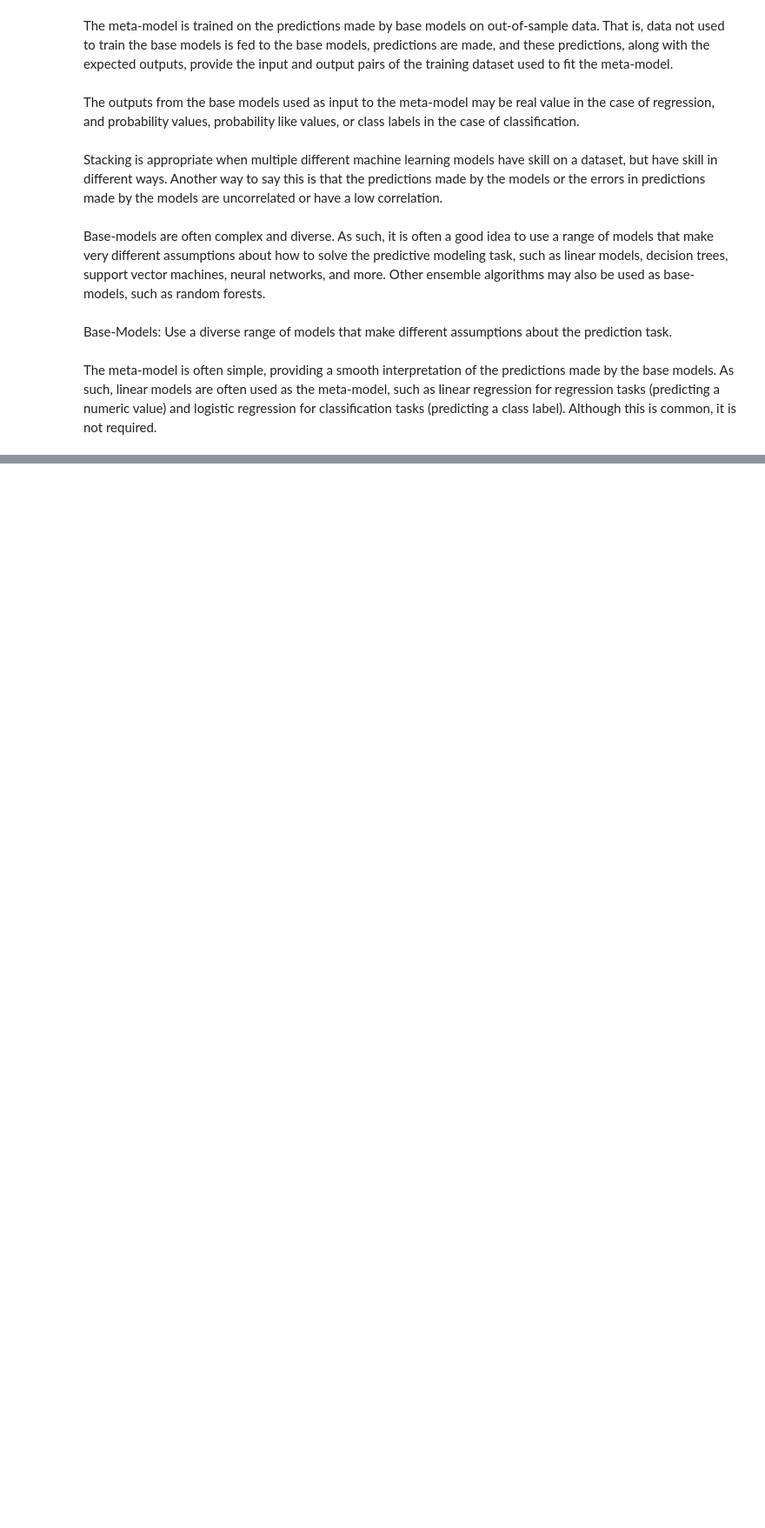
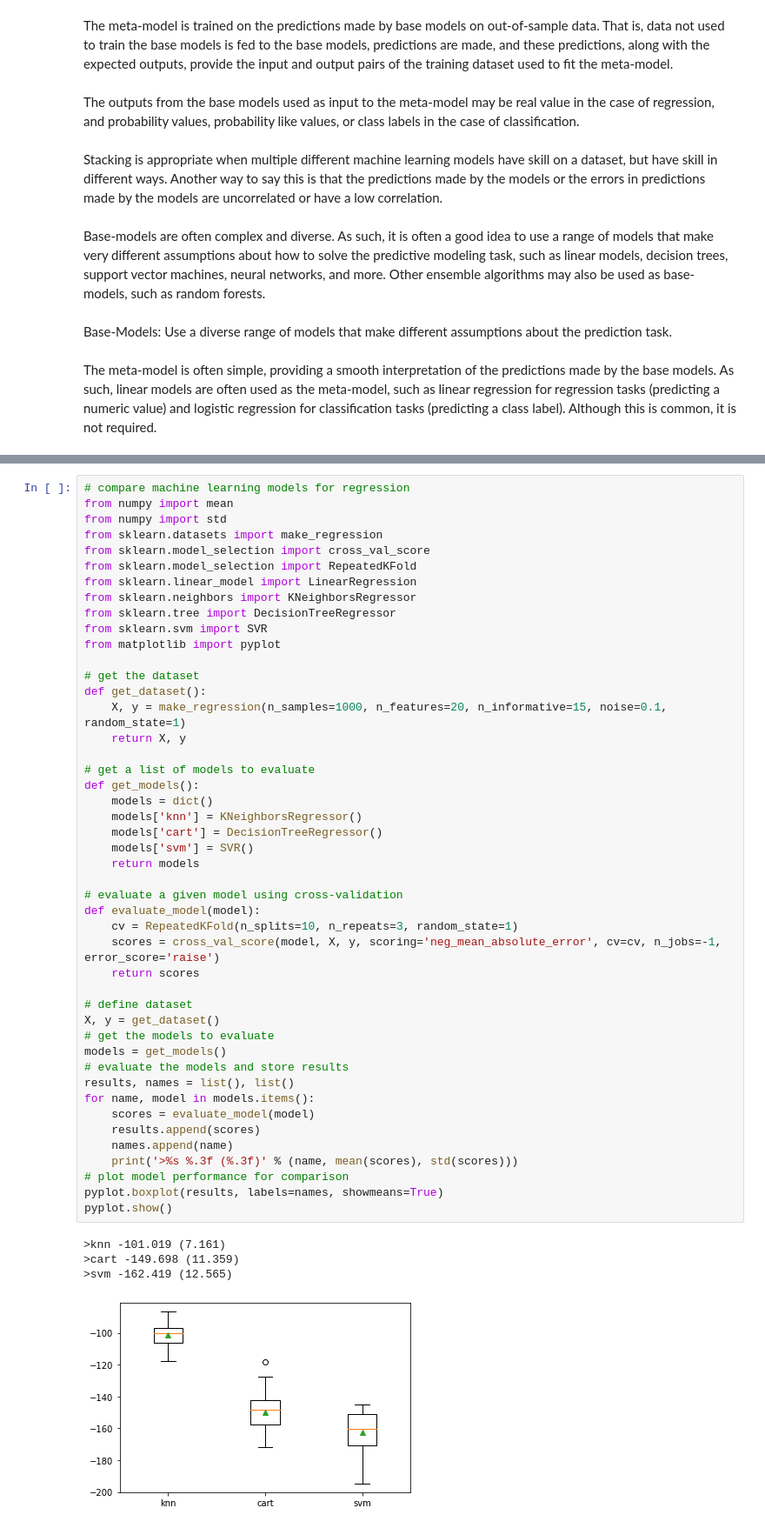
Before and after one commit to agusrichard/data-science-workbook, a Jupyter notebook: Notes/stacking_ensemble.ipynb, the cells around one changed output, grey strips where cells are left out. Shown: that part at 87% size. Saved outputs shown, nothing was run; the diff lists cells and outputs as text; blank space fills up the shorter version.

```diff
--- a/Notes/stacking_ensemble.ipynb
+++ b/Notes/stacking_ensemble.ipynb
@@ -25,0 +193,51 @@ The meta-model is often simple, providing a smooth interpretation of the predict
+# %%
+# compare machine learning models for regression
+from numpy import mean
+from numpy import std
+from sklearn.datasets import make_regression
+from sklearn.model_selection import cross_val_score
+from sklearn.model_selection import RepeatedKFold
+from sklearn.linear_model import LinearRegression
+from sklearn.neighbors import KNeighborsRegressor
+from sklearn.tree import DecisionTreeRegressor
+from sklearn.svm import SVR
+from matplotlib import pyplot
+
+# get the dataset
+def get_dataset():
+	X, y = make_regression(n_samples=1000, n_features=20, n_informative=15, noise=0.1, random_state=1)
+	return X, y
+
+# get a list of models to evaluate
+def get_models():
+	models = dict()
+	models['knn'] = KNeighborsRegressor()
+	models['cart'] = DecisionTreeRegressor()
+	models['svm'] = SVR()
+	return models
+
+# evaluate a given model using cross-validation
+def evaluate_model(model):
+	cv = RepeatedKFold(n_splits=10, n_repeats=3, random_state=1)
+	scores = cross_val_score(model, X, y, scoring='neg_mean_absolute_error', cv=cv, n_jobs=-1, error_score='raise')
+	return scores
+
+# define dataset
+X, y = get_dataset()
+# get the models to evaluate
+models = get_models()
+# evaluate the models and store results
+results, names = list(), list()
+for name, model in models.items():
+	scores = evaluate_model(model)
+	results.append(scores)
+	names.append(name)
+	print('>%s %.3f (%.3f)' % (name, mean(scores), std(scores)))
+# plot model performance for comparison
+pyplot.boxplot(results, labels=names, showmeans=True)
+pyplot.show()
+# %% [output]
+>knn -101.019 (7.161)
+>cart -149.698 (11.359)
+>svm -162.419 (12.565)
+[figure, added]
```
Also changed, not shown: parts of 9 cells of this notebook.
